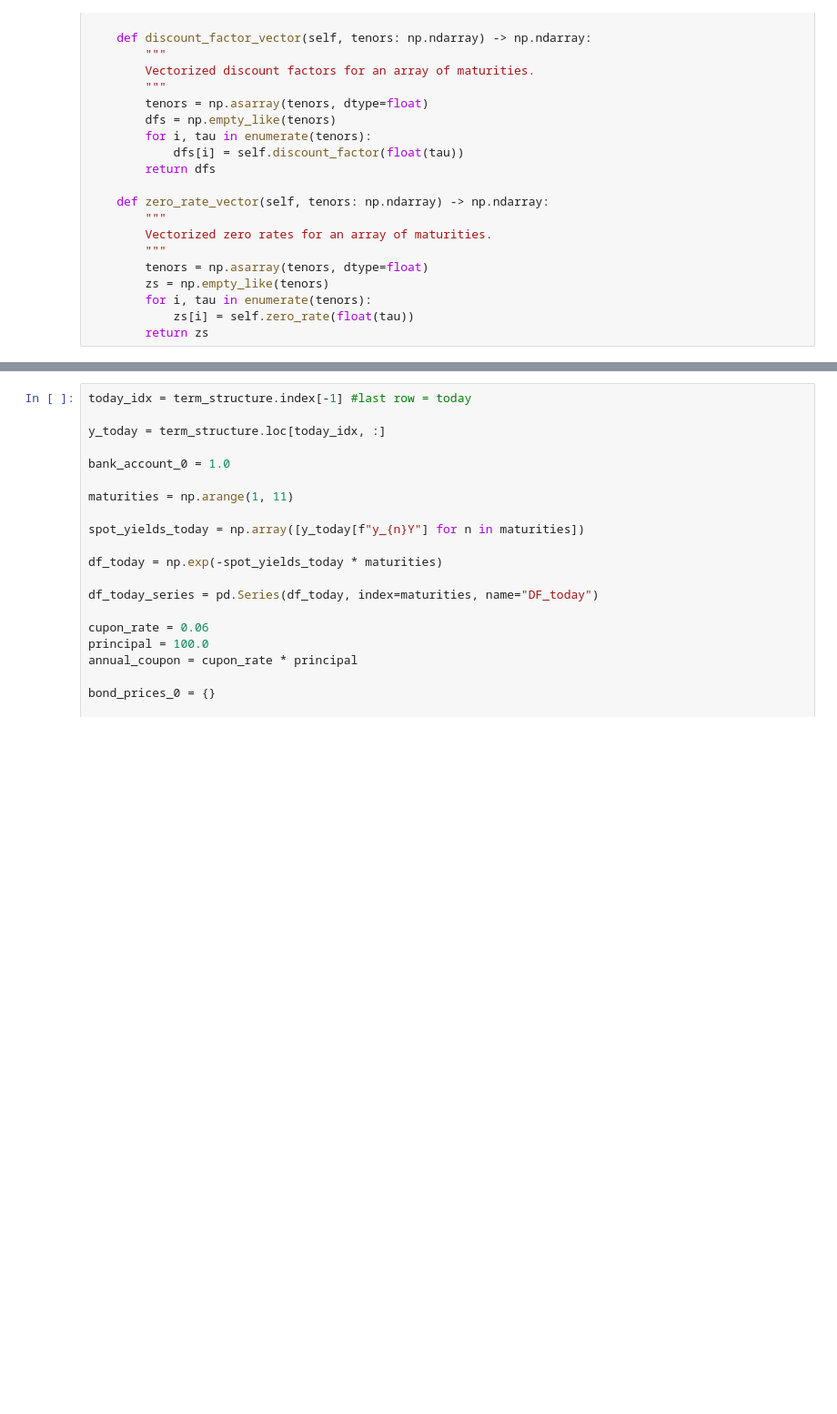
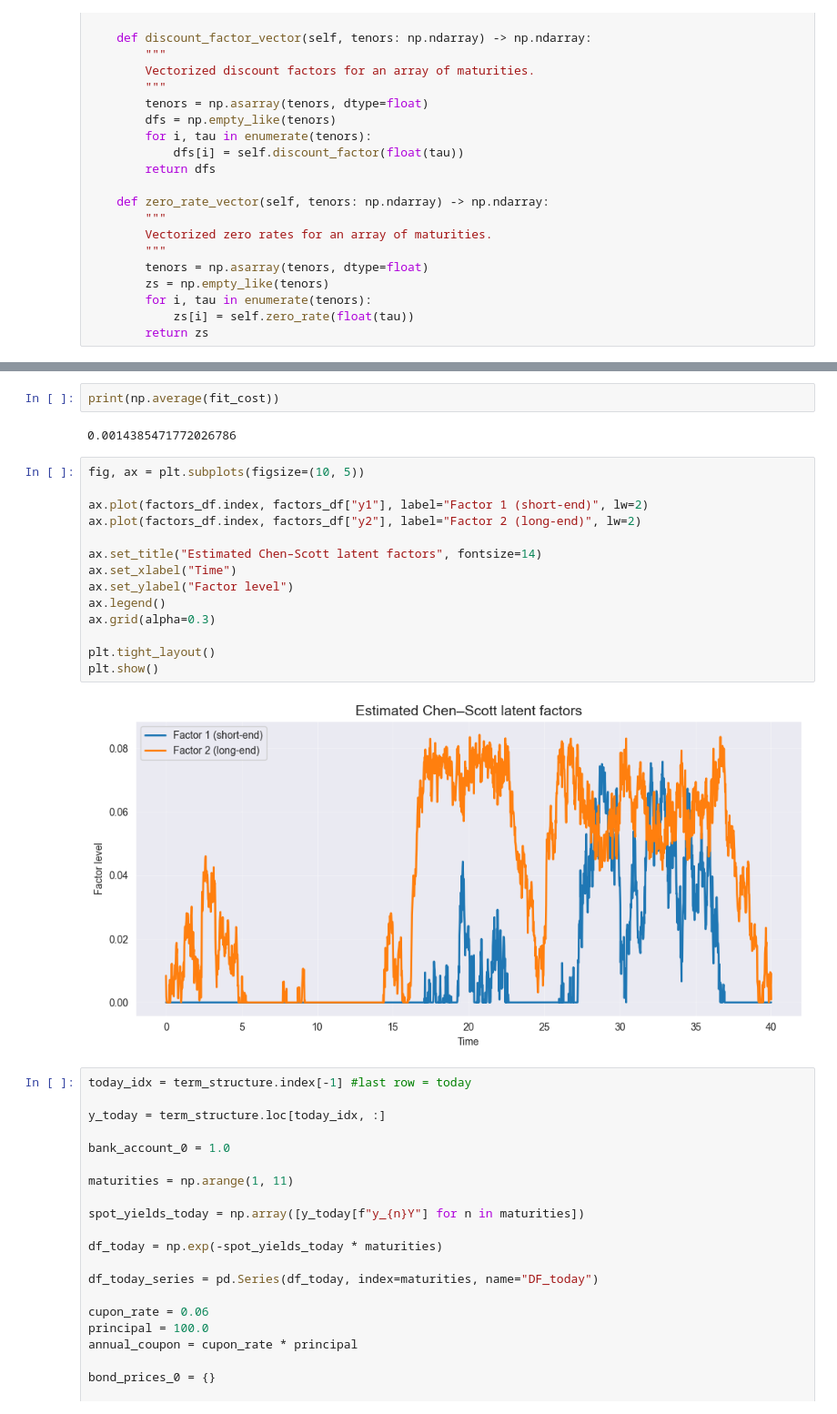
Before and after one commit to Madsnhr/FinEcon, a Jupyter notebook: Exam 2025/codeing/Solution.ipynb, the cells around one changed output, grey strips where cells are left out. Shown at 91% size. Saved outputs shown, nothing was run; the diff lists cells and outputs as text; blank space fills up the shorter version.

```diff
--- a/Exam 2025/codeing/Solution.ipynb
+++ b/Exam 2025/codeing/Solution.ipynb
@@ -596,3 +658,23 @@ class TwoFactorCIRCurve:
+# %%
+print(np.average(fit_cost))
+# %% [output]
+0.0014385471772026786
+# %%
+fig, ax = plt.subplots(figsize=(10, 5))
+
+ax.plot(factors_df.index, factors_df["y1"], label="Factor 1 (short-end)", lw=2)
+ax.plot(factors_df.index, factors_df["y2"], label="Factor 2 (long-end)", lw=2)
+
+ax.set_title("Estimated Chen–Scott latent factors", fontsize=14)
+ax.set_xlabel("Time")
+ax.set_ylabel("Factor level")
+ax.legend()
+ax.grid(alpha=0.3)
+
+plt.tight_layout()
+plt.show()
+# %% [output]
+[figure, added]
 # %%
 today_idx = term_structure.index[-1] #last row = today
 
```
Also changed, not shown: parts of 3 cells of this notebook.
